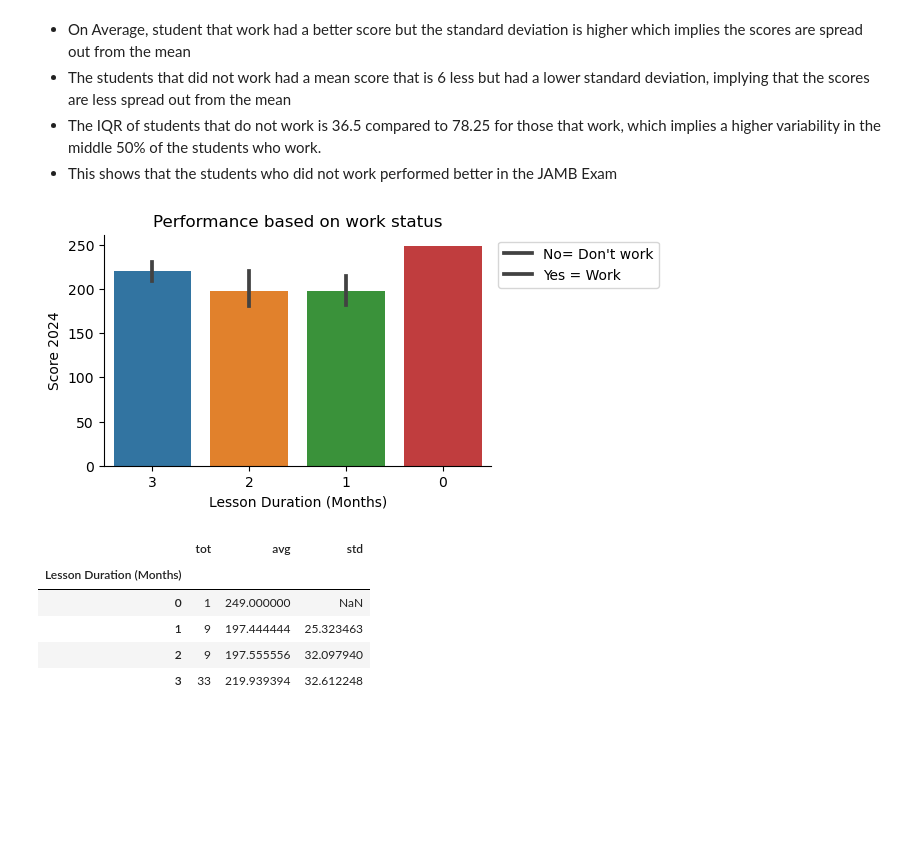
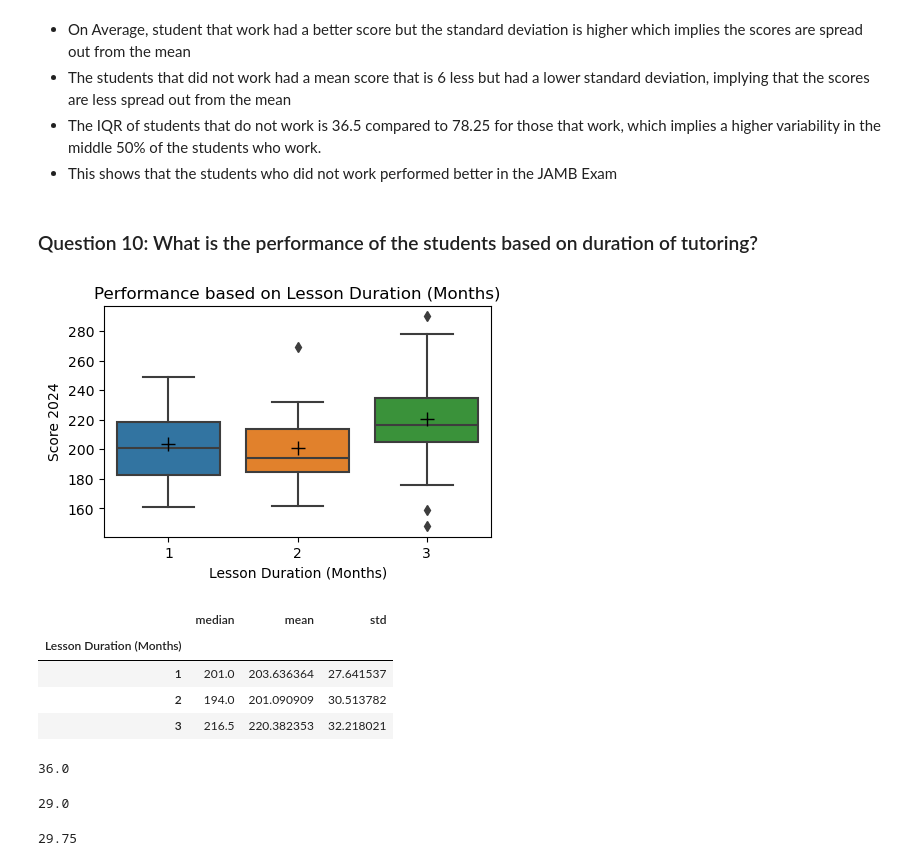
Before and after one commit to valezenwanne/Performance_of_UltraBrain_Students_in_2024_JAMB_Exam, a Jupyter notebook: Performance of Ultra-Brain Student in 2024 JAMB.ipynb, the cells around one changed output. Drawn from its saved outputs; the diff is of its cells as text; code cells hidden in the pictures; blank space fills up the shorter version.

```diff
--- a/Performance of Ultra-Brain Student in 2024 JAMB.ipynb
+++ b/Performance of Ultra-Brain Student in 2024 JAMB.ipynb
@@ -1358,26 +1347,46 @@ stats.iqr(df[df['Work Status']=='Yes']['Score 2024'])
 - The students that did not work had a mean score that is 6 less but had a lower standard deviation, implying that the scores are less spread out from the mean
 - The IQR of students that do not work is 36.5 compared to 78.25 for those that work, which implies a higher variability in the middle 50% of the students who work.
 - This shows that the students who did not work performed better in the JAMB Exam
+# %% [markdown]
+### Question 10: What is the performance of the students based on duration of tutoring?
 # %%
 # plotting a barplot of the 2024 JAMB score of student who live close and Far
 
 fig, ax = plt.subplots(figsize=[5,3])
 les_dur=df['Lesson Duration (Months)'].astype('str')
-sns.barplot(x=les_dur, y=df['Score 2024'])
+sns.boxplot(data=df, x='Lesson Duration (Months)',y='Score 2024', showmeans=True,
+            meanprops={"marker": "+",
+                       "markeredgecolor": "black",
+                       "markersize": "10"})
 
 #add title
-ax.set_title('Performance based on work status')
-ax.spines[['top','right']].set_visible(False)
-ax.legend(['No= Don\'t work', 'Yes = Work'], bbox_to_anchor=(1,1))
+ax.set_title('Performance based on Lesson Duration (Months)')
+#ax.spines[['top','right']].set_visible(False)
+
 plt.show()
 # %% [output]
-[figure, old version]
+[figure, new version]
 # %%
-df.groupby(['Lesson Duration (Months)']).agg(tot=('Student Name', 'count'), avg=('Score 2024', 'mean'), std=('Score 2024', 'std'))
+#getting the median, mean and standard deviation of the students based on Lesson duratio
+df.groupby(['Lesson Duration (Months)']).agg(median=('Score 2024', 'median'), mean=('Score 2024', 'mean'), std=('Score 2024', 'std'))
 # %% [output]
-|  | tot | avg | std |
+|  | median | mean | std |
 | Lesson Duration (Months) |  |  |  |
-| 0 | 1 | 249.000000 | NaN |
-| 1 | 9 | 197.444444 | 25.323463 |
-| 2 | 9 | 197.555556 | 32.097940 |
-| 3 | 33 | 219.939394 | 32.612248 |
+| 1 | 201.0 | 203.636364 | 27.641537 |
+| 2 | 194.0 | 201.090909 | 30.513782 |
+| 3 | 216.5 | 220.382353 | 32.218021 |
+# %%
+#getting the inter-quartile range for students based on Lesson duration
+stats.iqr(df[df['Lesson Duration (Months)']==1]['Score 2024'])
+# %% [output]
+36.0
+# %%
+#getting the inter-quartile range for students based on Lesson duration
+stats.iqr(df[df['Lesson Duration (Months)']==2]['Score 2024'])
+# %% [output]
+29.0
+# %%
+#getting the inter-quartile range for students based on Lesson duration
+stats.iqr(df[df['Lesson Duration (Months)']==3]['Score 2024'])
+# %% [output]
+29.75
```
Also changed, not shown: parts of 30 cells of this notebook.
